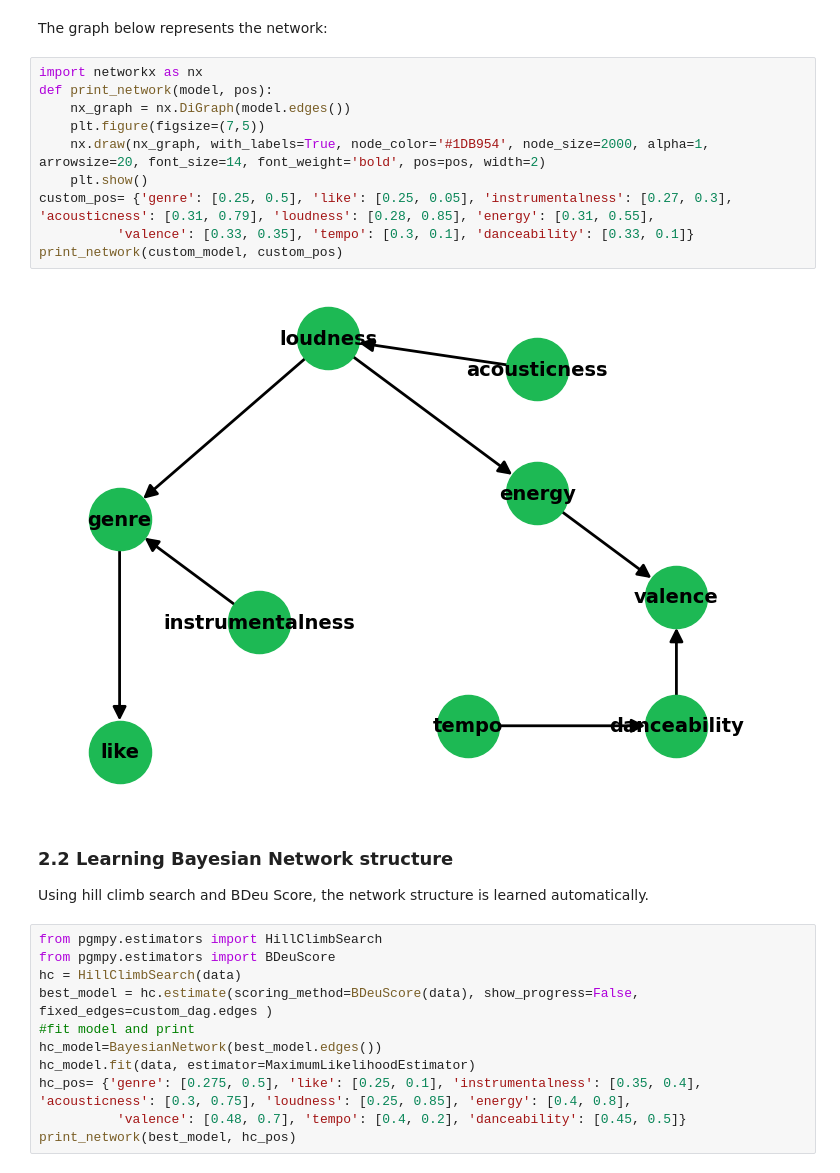
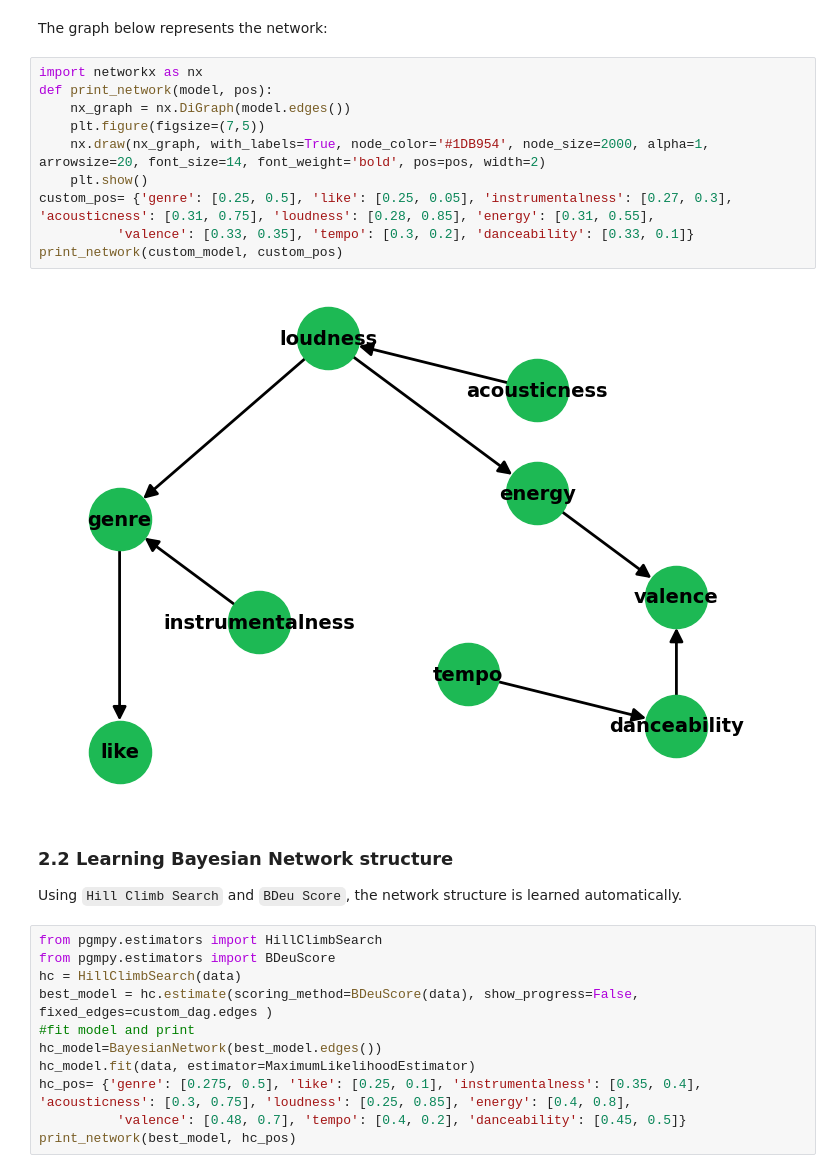
Before and after one commit to danielenapo/Bayesify, a Jupyter notebook: Bayesify.ipynb, the cells around one changed output. Drawn from its saved outputs; the diff is of its cells as text.

```diff
--- a/Bayesify.ipynb
+++ b/Bayesify.ipynb
@@ -114,18 +111,18 @@ The graph below represents the network:
 # %%
 import networkx as nx
 def print_network(model, pos):
     nx_graph = nx.DiGraph(model.edges())
     plt.figure(figsize=(7,5))
     nx.draw(nx_graph, with_labels=True, node_color='#1DB954', node_size=2000, alpha=1, arrowsize=20, font_size=14, font_weight='bold', pos=pos, width=2)
     plt.show()
-custom_pos= {'genre': [0.25, 0.5], 'like': [0.25, 0.05], 'instrumentalness': [0.27, 0.3], 'acousticness': [0.31, 0.79], 'loudness': [0.28, 0.85], 'energy': [0.31, 0.55],
-          'valence': [0.33, 0.35], 'tempo': [0.3, 0.1], 'danceability': [0.33, 0.1]}
+custom_pos= {'genre': [0.25, 0.5], 'like': [0.25, 0.05], 'instrumentalness': [0.27, 0.3], 'acousticness': [0.31, 0.75], 'loudness': [0.28, 0.85], 'energy': [0.31, 0.55],
+          'valence': [0.33, 0.35], 'tempo': [0.3, 0.2], 'danceability': [0.33, 0.1]}
 print_network(custom_model, custom_pos)
 # %% [output]
-[figure, old version]
+[figure, new version]
 # %% [markdown]
 ### <b>2.2 Learning Bayesian Network structure </b> <a class="anchor" id="22-learning-bayesian-network-structure"></a>
-Using hill climb search and BDeu Score, the network structure is learned automatically.
+Using `Hill Climb Search` and `BDeu Score`, the network structure is learned automatically.
 # %%
 from pgmpy.estimators import HillClimbSearch
 from pgmpy.estimators import BDeuScore
```
Also changed, not shown: parts of 21 cells of this notebook, 1 other file.
